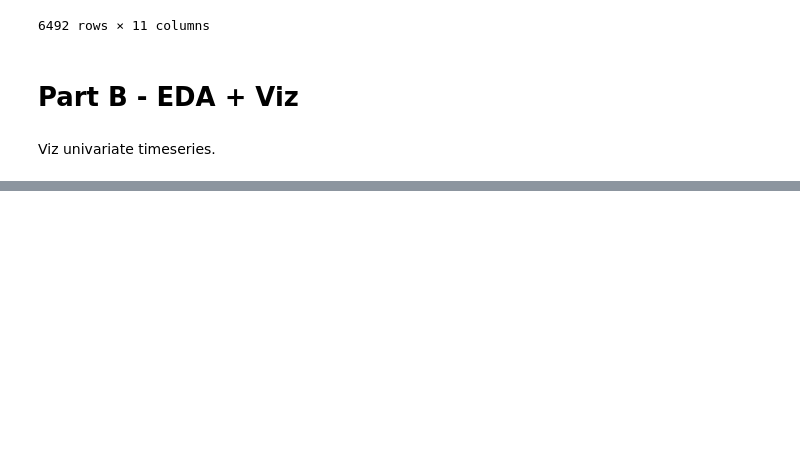
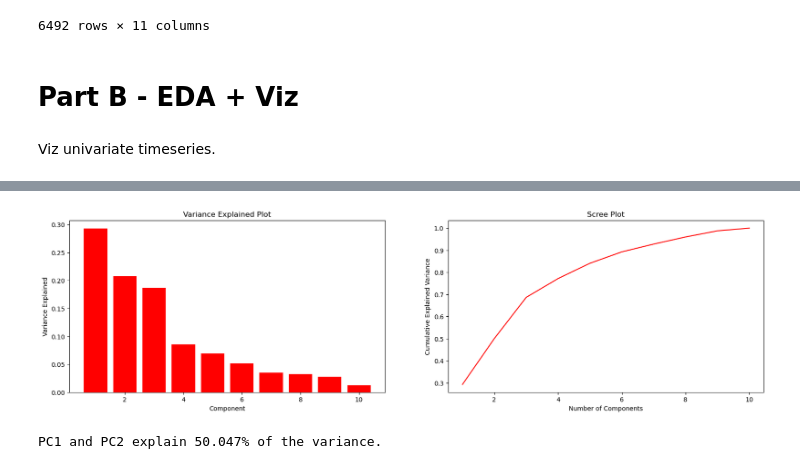
Before and after one commit to dimitris-markopoulos/algorithmic-trading, a Jupyter notebook: MSFT_algo/MSFT_algo.ipynb, the cells around one changed output, grey strips where cells are left out. Saved outputs shown, nothing was run; the diff lists cells and outputs as text; code cells hidden in the pictures; blank space fills up the shorter version.

```diff
--- a/MSFT_algo/MSFT_algo.ipynb
+++ b/MSFT_algo/MSFT_algo.ipynb
@@ -127,0 +160,7 @@ plt.show()
+# %%
+pca = PCA()
+X_train_pca = pca.fit_transform(X_tr_scaled)
+X_test_pca = pca.transform(X_ts_scaled)
+
+X_test_pca = pd.DataFrame(X_test_pca, columns=[f'PCA_{i}' for i in range(1, X_test_pca.shape[1] + 1)])
+X_train_pca = pd.DataFrame(X_train_pca, columns=[f'PCA_{i}' for i in range(1, X_train_pca.shape[1] + 1)])
@@ -127,0 +183,24 @@ plt.show()
+# %%
+fig, ax = plt.subplots(1, 2, figsize=(20, 5))
+
+ax[0].bar(np.arange(1, X_train_pca.shape[1] + 1), pca.explained_variance_ratio_, color='red')
+ax[0].set_xlabel('Component')
+ax[0].set_ylabel('Variance Explained')
+ax[0].set_title('Variance Explained Plot')
+
+ax[1].plot(
+    np.arange(1, len(pca.explained_variance_ratio_) + 1),
+    np.cumsum(pca.explained_variance_ratio_),
+    color='red'
+)
+ax[1].set_xlabel('Number of Components')
+ax[1].set_ylabel('Cumulative Explained Variance')
+ax[1].set_title('Scree Plot')
+
+plt.savefig('media/pca_var_explained_and_screeplot.png')
+plt.show()
+
+print(f'PC1 and PC2 explain {np.sum(pca.explained_variance_ratio_[:2]) * 100:.3f}% of the variance.')
+# %% [output]
+[figure, added]
+PC1 and PC2 explain 50.047% of the variance.
```
Also changed, not shown: parts of 13 cells of this notebook, 1 other file.
